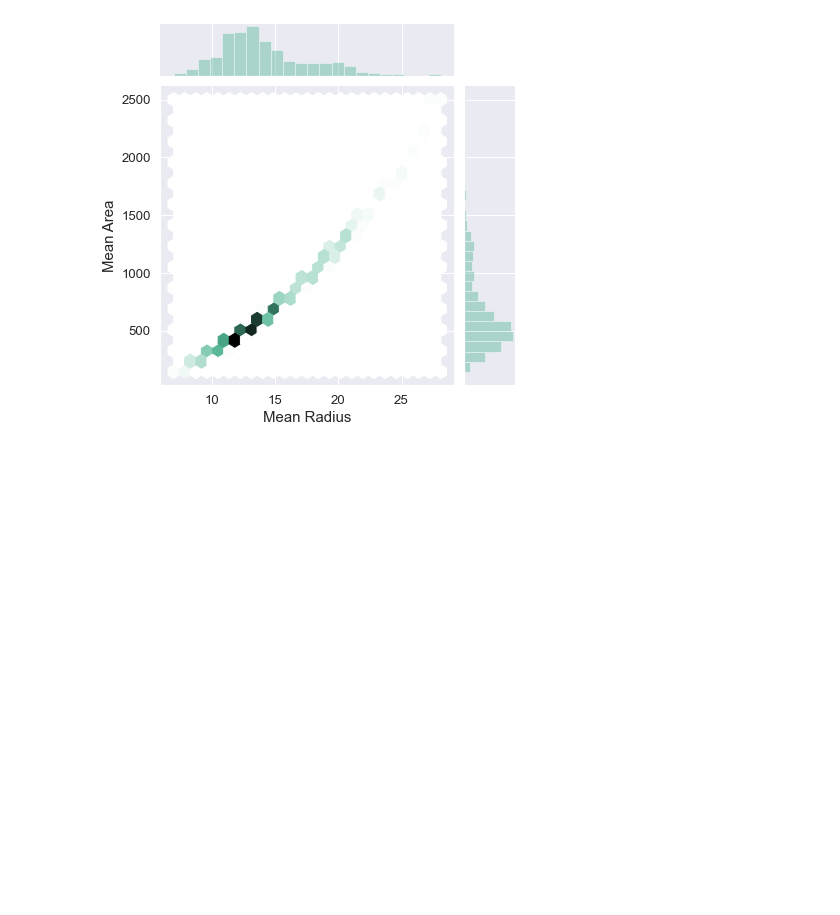
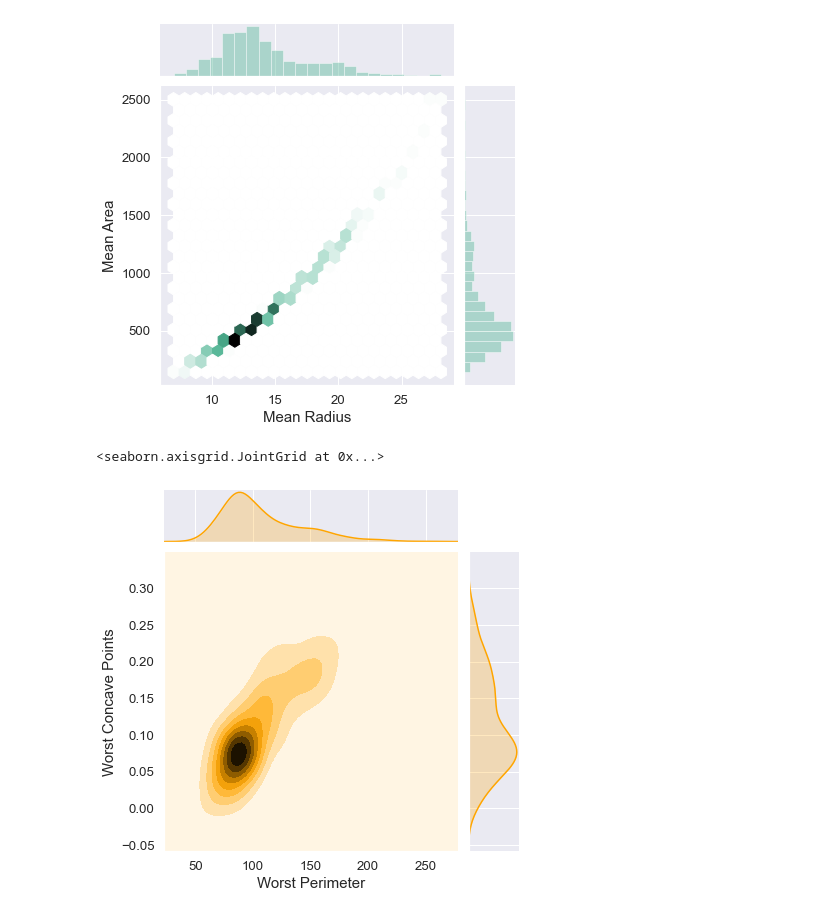
Before and after one commit to andromeda0505/Machine-Learning-Projects-, a Jupyter notebook: Support Vector Machine .ipynb, the cells around one changed output. Cells and saved outputs as stored; diff of their text form; code cells hidden in the pictures; blank space fills up the shorter version.

```diff
--- a/Support Vector Machine .ipynb
+++ b/Support Vector Machine .ipynb
@@ -86,3 +86,10 @@ j.set_axis_labels('Mean Radius', 'Mean Area', fontsize=15)
 # %% [output]
 <seaborn.axisgrid.JointGrid at 0x...>
 [figure]
+# %%
+j2 = sns.jointplot(cancer_df['worst perimeter'], cancer_df['worst concave points'], kind='kde', color='orange')
+j2.set_axis_labels('Worst Perimeter', 'Worst Concave Points', fontsize=15)
+# plt.savefig('Worst_Perimeter_ConcaveP.png', dpi=200)
+# %% [output]
+<seaborn.axisgrid.JointGrid at 0x...>
+[figure, added]
```
Also changed, not shown: parts of 24 cells of this notebook, 1 other file.
